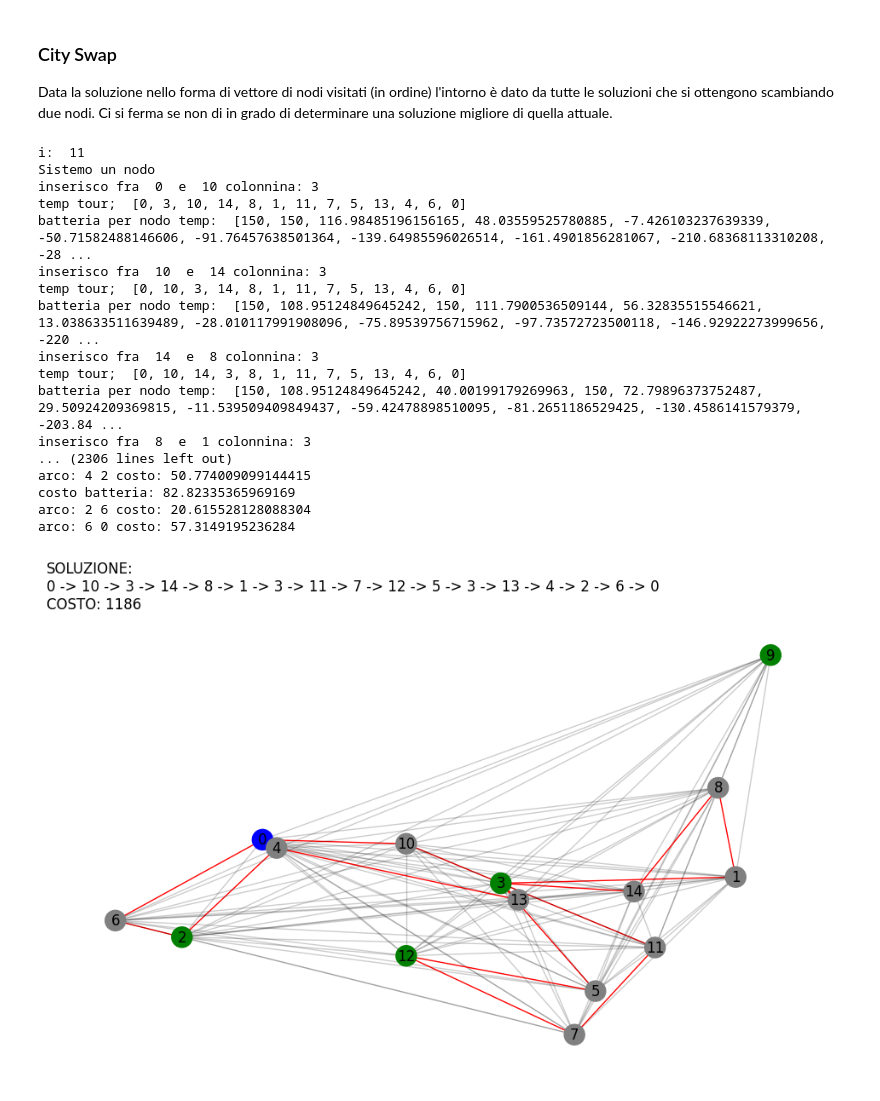
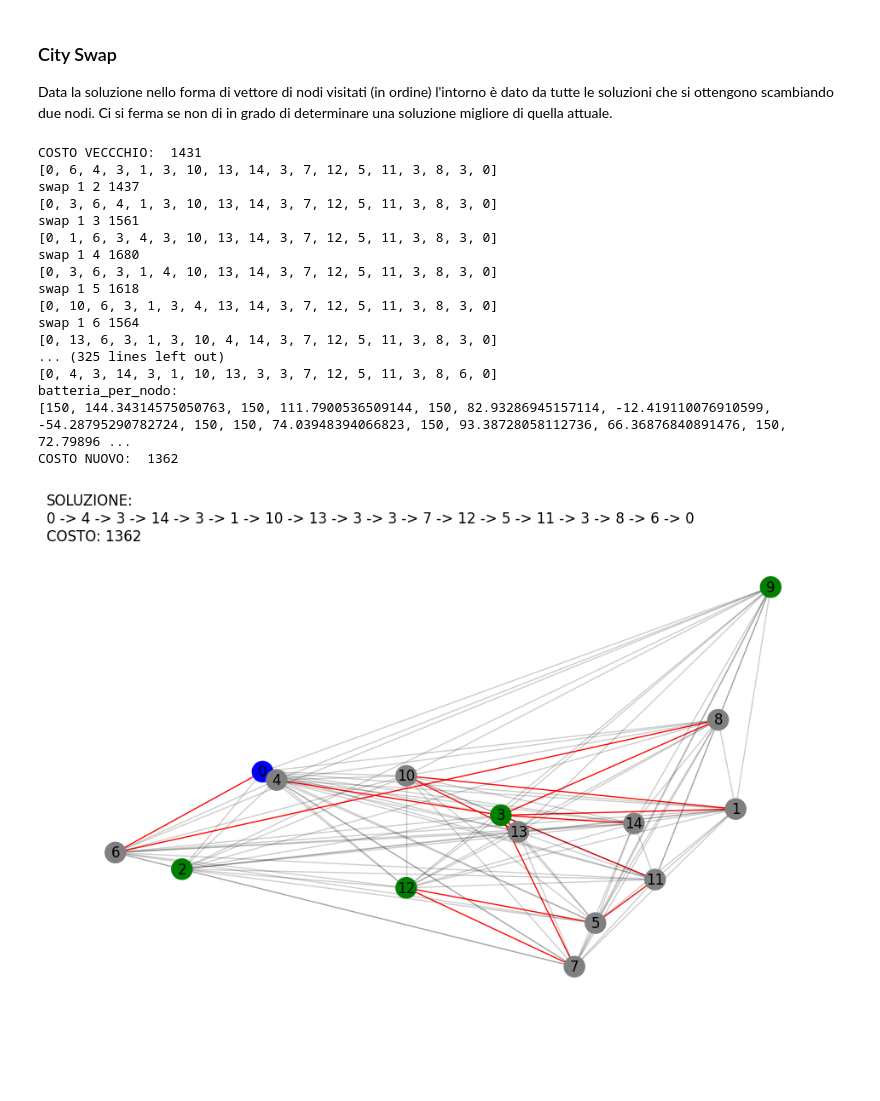
Before and after one commit to LorenzoColombi/G-TSP, a Jupyter notebook: GTSP.ipynb, the cells around one changed output. Drawn from its saved outputs; the diff is of its cells as text; code cells hidden in the pictures; blank space fills up the shorter version.

```diff
--- a/GTSP.ipynb
+++ b/GTSP.ipynb
@@ -503,23 +457,24 @@ def local_city_swap(G : nx.Graph, soluzione : list, batteria_per_nodo : list):
     for i in range(1,len(soluzione)-1):
         #scorro la soluzione (escluso il primo nodo e ultimo nodo)
         for j in range(i+1,len(soluzione)-1):
-            print("AAAAAAAAAAAAAAa")
-            print("i: ", i, "j: ", j)
-            #se i e j sono nodi consecutivi non ha senso scambiarli e nemmeno se sono uguali
-            if j == i+1:
-                continue
+
+            #no due uguali vicine
+            soluzione_attuale[i]
+
             #scambio i e j
             nuova_soluzione = soluzione_attuale.copy()
             nuova_soluzione[i], nuova_soluzione[j] = nuova_soluzione[j], nuova_soluzione[i]
             batteria_per_nodo = uf.calcolo_batteria_per_nodo(G,soluzione_attuale,batteria_max)
+            print(nuova_soluzione)
 
             #controllo se la batteria è negativa (altrimenti soluzione non ammissibile)
             if uf.check_batteria_negativa(batteria_per_nodo) == True:
                 print("batteria negativa")
-                uf.add_colonnine_to_tour(G,soluzione_attuale,batteria_per_nodo,batteria_per_nodo[0])
+                uf.add_colonnine_to_tour(G,nuova_soluzione,batteria_per_nodo,batteria_per_nodo[0])
 
 
-            costo_nuova_soluzione = uf.costo(G, soluzione_attuale, batteria_per_nodo)
+            costo_nuova_soluzione = uf.costo(G, nuova_soluzione, batteria_per_nodo)
+            print("swap",i,j,costo_nuova_soluzione)
             #se il costo è minore allora aggiorno la soluzione
             if costo_nuova_soluzione < costo_attuale:
                 print("soluzione migliore trovata, con costo: ", costo_nuova_soluzione)
@@ -539,50 +494,54 @@ batteria_max = 150
 
 #lettura grafo
 G = nx.read_gml(graph_file, destringizer=int)
 
 #applicazione algoritmo greedy
-soluzione, batteria_per_nodo = greedy_cheapest_insertion(G,batteria_max)
+soluzione, batteria_per_nodo = greedy_farthest_insertion(G,batteria_max)
 
 #aggiungiamo le colonnine necessarie per renderla ammissibile
-soluzione, batteria_per_nodo = add_colonnine_to_tour(G, soluzione, batteria_per_nodo, batteria_max)
+soluzione, batteria_per_nodo = uf.add_colonnine_to_tour(G, soluzione, batteria_per_nodo, batteria_max)
+
+costo= uf.costo(G,soluzione, batteria_per_nodo)
+print("COSTO VECCCHIO: ", costo)
 
 #ricerca locale
 soluzione, batteria_per_nodo = local_city_swap(G, soluzione, batteria_per_nodo)
 
 
 #controllo se la soluzione siste
 if soluzione == None:
     print("soluzione non trovata. Batteria insufficiente per raggiungere tutti i clienti")
 else:
     print("soluzione trovata:")
     print(soluzione)
 
     print("batteria_per_nodo:")
     print(batteria_per_nodo)
 
     costo = uf.costo(G,soluzione, batteria_per_nodo)
+    print("COSTO NUOVO: ", costo)
 
     #costo = uf.costo(G, soluzione, batteria_per_nodo)
     #print("costo: ", costo)
 
     #plot the solution
     uf.draw_solution(G, soluzione , costo)
 # %% [output]
-i:  11
-Sistemo un nodo
-inserisco fra  0  e  10 colonnina: 3
-temp tour;  [0, 3, 10, 14, 8, 1, 11, 7, 5, 13, 4, 6, 0]
-batteria per nodo temp:  [150, 150, 116.98485196156165, 48.03559525780885, -7.426103237639339, -50.71582488146606, -91.76457638501364, -139.64985596026514, -161.4901856281067, -210.68368113310208, -28 ...
-inserisco fra  10  e  14 colonnina: 3
-temp tour;  [0, 10, 3, 14, 8, 1, 11, 7, 5, 13, 4, 6, 0]
-batteria per nodo temp:  [150, 108.95124849645242, 150, 111.7900536509144, 56.32835515546621, 13.038633511639489, -28.010117991908096, -75.89539756715962, -97.73572723500118, -146.92922273999656, -220 ...
-inserisco fra  14  e  8 colonnina: 3
-temp tour;  [0, 10, 14, 3, 8, 1, 11, 7, 5, 13, 4, 6, 0]
-batteria per nodo temp:  [150, 108.95124849645242, 40.00199179269963, 150, 72.79896373752487, 29.50924209369815, -11.539509409849437, -59.42478898510095, -81.2651186529425, -130.4586141579379, -203.84 ...
-inserisco fra  8  e  1 colonnina: 3
-... (2306 lines left out)
-arco: 4 2 costo: 50.774009099144415
-costo batteria: 82.82335365969169
-arco: 2 6 costo: 20.615528128088304
-arco: 6 0 costo: 57.3149195236284
+COSTO VECCCHIO:  1431
+[0, 6, 4, 3, 1, 3, 10, 13, 14, 3, 7, 12, 5, 11, 3, 8, 3, 0]
+swap 1 2 1437
+[0, 3, 6, 4, 1, 3, 10, 13, 14, 3, 7, 12, 5, 11, 3, 8, 3, 0]
+swap 1 3 1561
+[0, 1, 6, 3, 4, 3, 10, 13, 14, 3, 7, 12, 5, 11, 3, 8, 3, 0]
+swap 1 4 1680
+[0, 3, 6, 3, 1, 4, 10, 13, 14, 3, 7, 12, 5, 11, 3, 8, 3, 0]
+swap 1 5 1618
+[0, 10, 6, 3, 1, 3, 4, 13, 14, 3, 7, 12, 5, 11, 3, 8, 3, 0]
+swap 1 6 1564
+[0, 13, 6, 3, 1, 3, 10, 4, 14, 3, 7, 12, 5, 11, 3, 8, 3, 0]
+... (325 lines left out)
+[0, 4, 3, 14, 3, 1, 10, 13, 3, 3, 7, 12, 5, 11, 3, 8, 6, 0]
+batteria_per_nodo:
+[150, 144.34314575050763, 150, 111.7900536509144, 150, 82.93286945157114, -12.419110076910599, -54.28795290782724, 150, 150, 74.03948394066823, 150, 93.38728058112736, 66.36876840891476, 150, 72.79896 ...
+COSTO NUOVO:  1362
-[figure, old version]
+[figure, new version]
```
Also changed, not shown: parts of 2 cells of this notebook, 1 other file.
